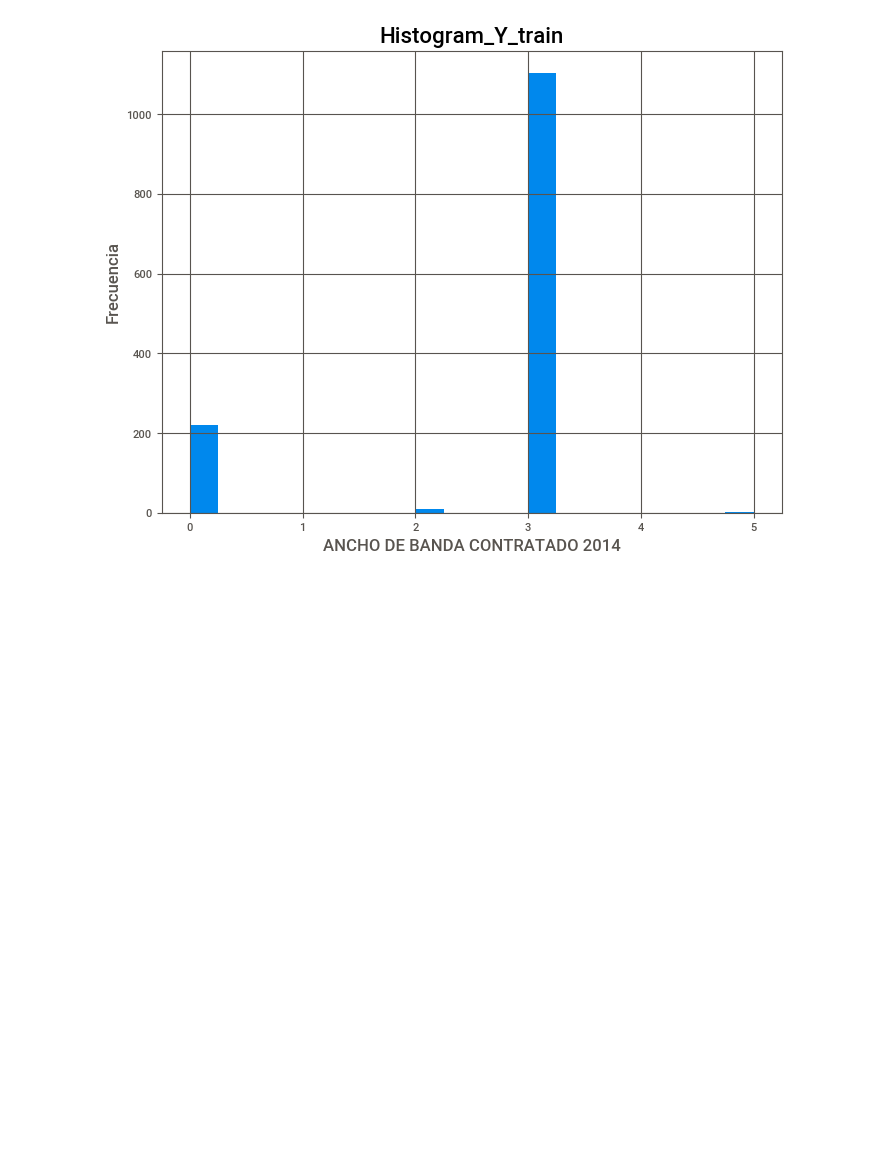
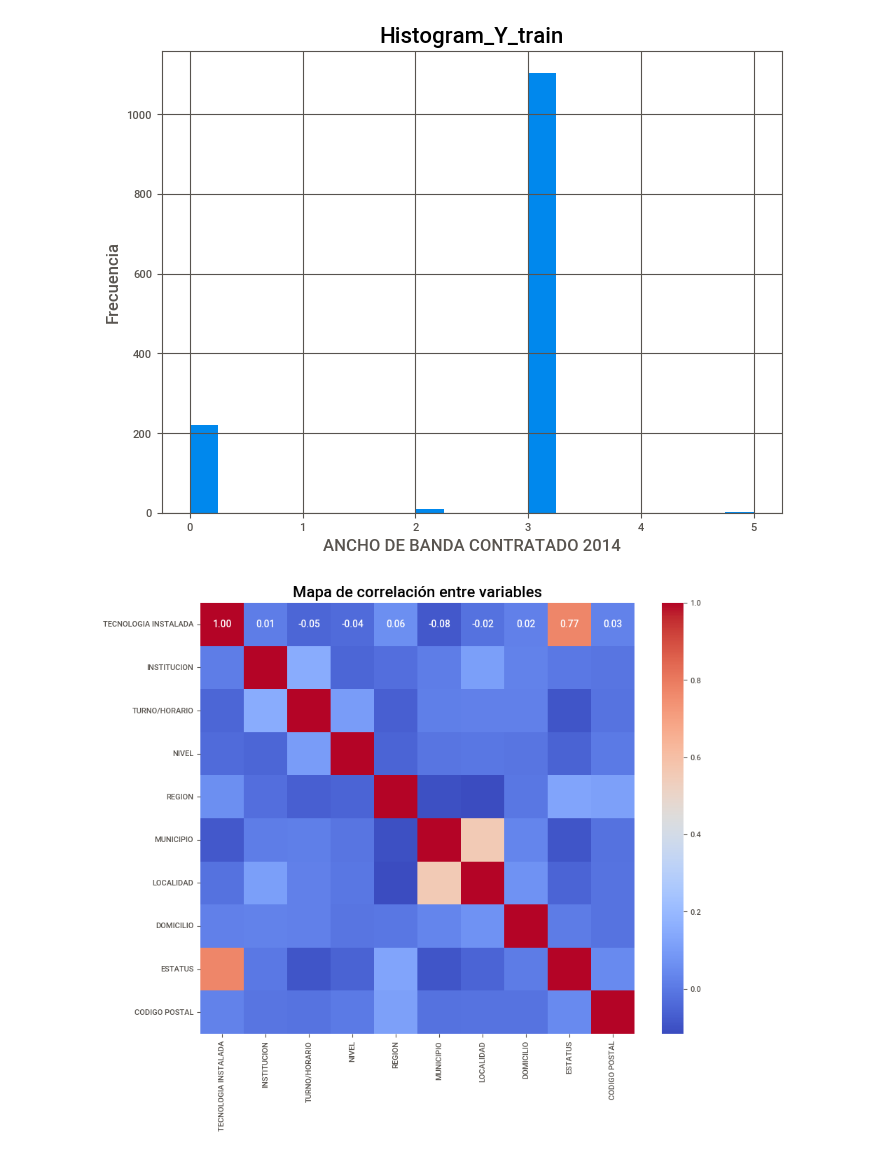
Before and after one commit to XTEP63/Conection_Points_Jalisco, a Jupyter notebook: notebooks/my_proyect.ipynb, the cells around one changed output. Drawn from its saved outputs; the diff is of its cells as text; code cells hidden in the pictures; blank space fills up the shorter version.

Commit message:
figures corr

```diff
--- a/notebooks/my_proyect.ipynb
+++ b/notebooks/my_proyect.ipynb
@@ -396,3 +396,13 @@ plt.savefig('../reports/figures/histograms_y_test.png')
 plt.show()
 # %% [output]
 [figure]
+# %%
+correlation_matrix = X_train.corr()
+
+# Crear el mapa de correlación utilizando seaborn
+plt.figure(figsize=(10, 8))
+sns.heatmap(correlation_matrix, annot=True, cmap='coolwarm', fmt=".2f")
+plt.title('Mapa de correlación entre variables', fontsize=16)
+plt.show()
+# %% [output]
+[figure, added]
```
Also changed, not shown: parts of 3 cells of this notebook, 5 other files.
